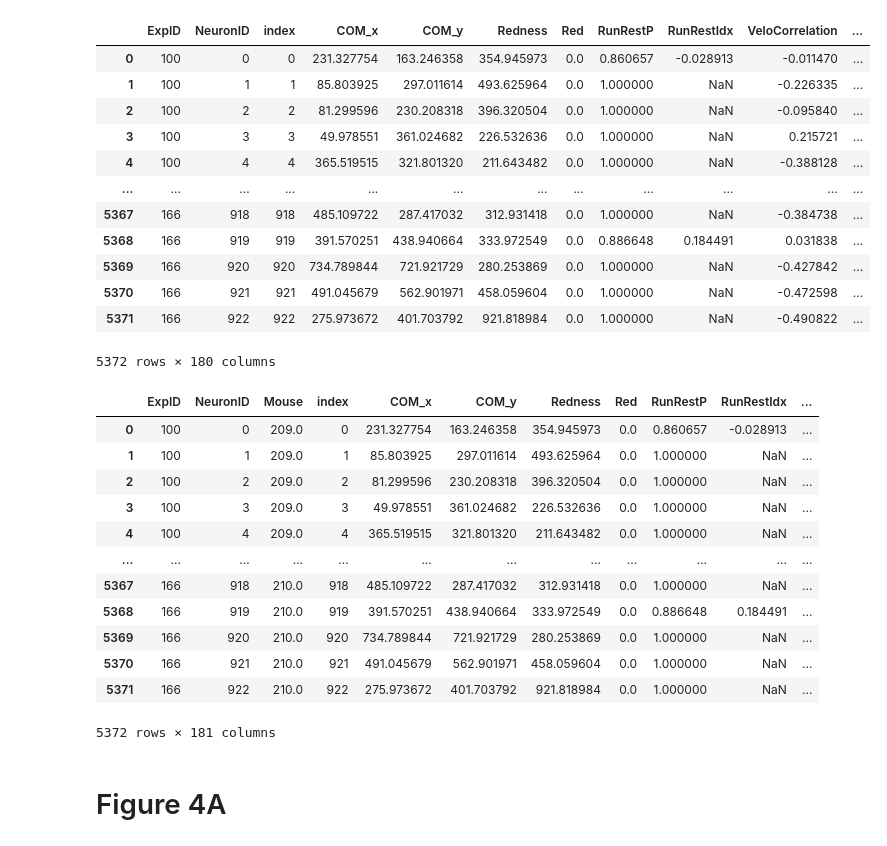
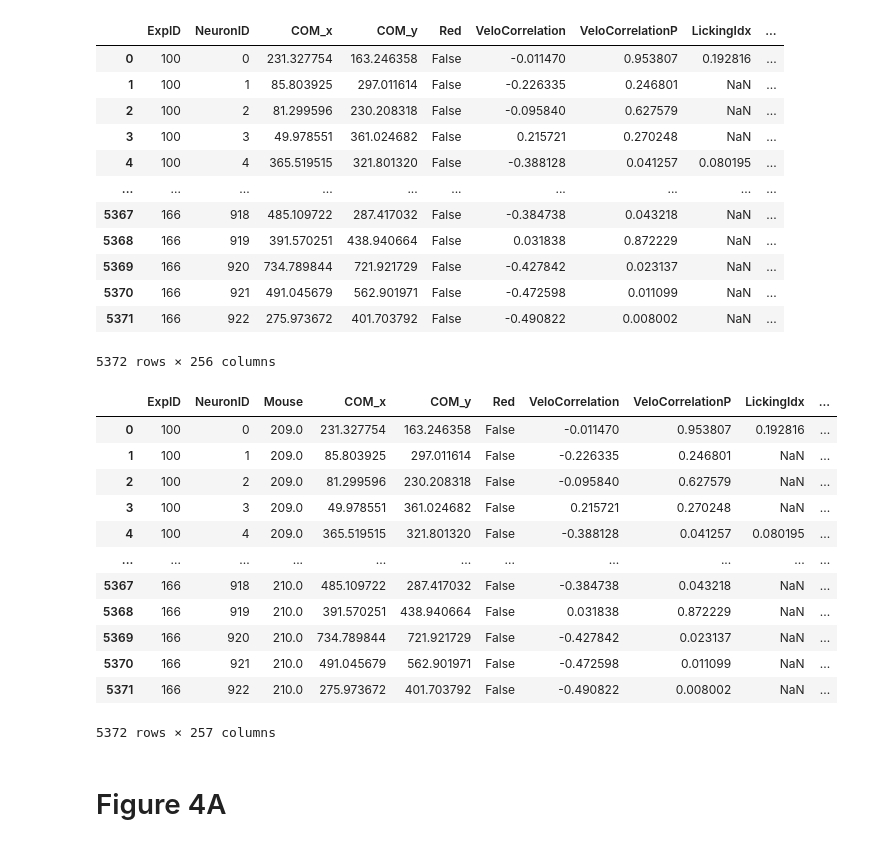
Before and after one commit to obarnstedt/dHPC-NAc, a Jupyter notebook: fig4.ipynb, the cells around one changed output. Saved outputs shown, nothing was run; the diff lists cells and outputs as text; code cells hidden in the pictures.

```diff
--- a/fig4.ipynb
+++ b/fig4.ipynb
@@ -19,25 +27,25 @@ import dabest
 # %%
 comps = pd.read_feather('/Users/Oliver/Google Drive/hippnac/data/final_submission/comps.feather')
 C = pd.read_hdf('/Users/Oliver/Google Drive/hippnac/data/final_submission/C.h5', 'C')
 S = pd.read_hdf('/Users/Oliver/Google Drive/hippnac/data/final_submission/S.h5', 'S')
-behaviour = pd.read_hdf('/Users/Oliver/Google Drive/hippnac/data/final_submission/375_behaviour.h5', 'behaviour')
+behaviour = pd.read_hdf('/Users/Oliver/Google Drive/hippnac/data/final_submission/behaviour.h5', 'behaviour')
 success_comreward = pd.read_feather('/Users/Oliver/Google Drive/hippnac/data/final_submission/success_comreward.feather')
 
 comps
 # %% [output]
-|  | ExpID | NeuronID | index | COM_x | COM_y | Redness | Red | RunRestP | RunRestIdx | VeloCorrelation | ... |
-| 0 | 100 | 0 | 0 | 231.327754 | 163.246358 | 354.945973 | 0.0 | 0.860657 | -0.028913 | -0.011470 | ... |
-| 1 | 100 | 1 | 1 | 85.803925 | 297.011614 | 493.625964 | 0.0 | 1.000000 | NaN | -0.226335 | ... |
-| 2 | 100 | 2 | 2 | 81.299596 | 230.208318 | 396.320504 | 0.0 | 1.000000 | NaN | -0.095840 | ... |
-| 3 | 100 | 3 | 3 | 49.978551 | 361.024682 | 226.532636 | 0.0 | 1.000000 | NaN | 0.215721 | ... |
-| 4 | 100 | 4 | 4 | 365.519515 | 321.801320 | 211.643482 | 0.0 | 1.000000 | NaN | -0.388128 | ... |
-| ... | ... | ... | ... | ... | ... | ... | ... | ... | ... | ... | ... |
-| 5367 | 166 | 918 | 918 | 485.109722 | 287.417032 | 312.931418 | 0.0 | 1.000000 | NaN | -0.384738 | ... |
-| 5368 | 166 | 919 | 919 | 391.570251 | 438.940664 | 333.972549 | 0.0 | 0.886648 | 0.184491 | 0.031838 | ... |
-| 5369 | 166 | 920 | 920 | 734.789844 | 721.921729 | 280.253869 | 0.0 | 1.000000 | NaN | -0.427842 | ... |
-| 5370 | 166 | 921 | 921 | 491.045679 | 562.901971 | 458.059604 | 0.0 | 1.000000 | NaN | -0.472598 | ... |
-| 5371 | 166 | 922 | 922 | 275.973672 | 401.703792 | 921.818984 | 0.0 | 1.000000 | NaN | -0.490822 | ... |
+|  | ExpID | NeuronID | COM_x | COM_y | Red | VeloCorrelation | VeloCorrelationP | LickingIdx | ... |
+| 0 | 100 | 0 | 231.327754 | 163.246358 | False | -0.011470 | 0.953807 | 0.192816 | ... |
+| 1 | 100 | 1 | 85.803925 | 297.011614 | False | -0.226335 | 0.246801 | NaN | ... |
+| 2 | 100 | 2 | 81.299596 | 230.208318 | False | -0.095840 | 0.627579 | NaN | ... |
+| 3 | 100 | 3 | 49.978551 | 361.024682 | False | 0.215721 | 0.270248 | NaN | ... |
+| 4 | 100 | 4 | 365.519515 | 321.801320 | False | -0.388128 | 0.041257 | 0.080195 | ... |
+| ... | ... | ... | ... | ... | ... | ... | ... | ... | ... |
+| 5367 | 166 | 918 | 485.109722 | 287.417032 | False | -0.384738 | 0.043218 | NaN | ... |
+| 5368 | 166 | 919 | 391.570251 | 438.940664 | False | 0.031838 | 0.872229 | NaN | ... |
+| 5369 | 166 | 920 | 734.789844 | 721.921729 | False | -0.427842 | 0.023137 | NaN | ... |
+| 5370 | 166 | 921 | 491.045679 | 562.901971 | False | -0.472598 | 0.011099 | NaN | ... |
+| 5371 | 166 | 922 | 275.973672 | 401.703792 | False | -0.490822 | 0.008002 | NaN | ... |
-5372 rows × 180 columns
+5372 rows × 256 columns
 # %%
 # DEFINE SUCCESSFUL LAPS FOR REWARD ZONE AT END
 if 'ExpID' in comps.columns:
@@ -63,19 +71,19 @@ if 'success_exp' in comps.columns:
 comps = comps.join(success_exp).drop('Mouse', axis=1).reset_index()
 comps
 # %% [output]
-|  | ExpID | NeuronID | Mouse | index | COM_x | COM_y | Redness | Red | RunRestP | RunRestIdx | ... |
-| 0 | 100 | 0 | 209.0 | 0 | 231.327754 | 163.246358 | 354.945973 | 0.0 | 0.860657 | -0.028913 | ... |
-| 1 | 100 | 1 | 209.0 | 1 | 85.803925 | 297.011614 | 493.625964 | 0.0 | 1.000000 | NaN | ... |
-| 2 | 100 | 2 | 209.0 | 2 | 81.299596 | 230.208318 | 396.320504 | 0.0 | 1.000000 | NaN | ... |
-| 3 | 100 | 3 | 209.0 | 3 | 49.978551 | 361.024682 | 226.532636 | 0.0 | 1.000000 | NaN | ... |
-| 4 | 100 | 4 | 209.0 | 4 | 365.519515 | 321.801320 | 211.643482 | 0.0 | 1.000000 | NaN | ... |
-| ... | ... | ... | ... | ... | ... | ... | ... | ... | ... | ... | ... |
-| 5367 | 166 | 918 | 210.0 | 918 | 485.109722 | 287.417032 | 312.931418 | 0.0 | 1.000000 | NaN | ... |
-| 5368 | 166 | 919 | 210.0 | 919 | 391.570251 | 438.940664 | 333.972549 | 0.0 | 0.886648 | 0.184491 | ... |
-| 5369 | 166 | 920 | 210.0 | 920 | 734.789844 | 721.921729 | 280.253869 | 0.0 | 1.000000 | NaN | ... |
-| 5370 | 166 | 921 | 210.0 | 921 | 491.045679 | 562.901971 | 458.059604 | 0.0 | 1.000000 | NaN | ... |
-| 5371 | 166 | 922 | 210.0 | 922 | 275.973672 | 401.703792 | 921.818984 | 0.0 | 1.000000 | NaN | ... |
+|  | ExpID | NeuronID | Mouse | COM_x | COM_y | Red | VeloCorrelation | VeloCorrelationP | LickingIdx | ... |
+| 0 | 100 | 0 | 209.0 | 231.327754 | 163.246358 | False | -0.011470 | 0.953807 | 0.192816 | ... |
+| 1 | 100 | 1 | 209.0 | 85.803925 | 297.011614 | False | -0.226335 | 0.246801 | NaN | ... |
+| 2 | 100 | 2 | 209.0 | 81.299596 | 230.208318 | False | -0.095840 | 0.627579 | NaN | ... |
+| 3 | 100 | 3 | 209.0 | 49.978551 | 361.024682 | False | 0.215721 | 0.270248 | NaN | ... |
+| 4 | 100 | 4 | 209.0 | 365.519515 | 321.801320 | False | -0.388128 | 0.041257 | 0.080195 | ... |
+| ... | ... | ... | ... | ... | ... | ... | ... | ... | ... | ... |
+| 5367 | 166 | 918 | 210.0 | 485.109722 | 287.417032 | False | -0.384738 | 0.043218 | NaN | ... |
+| 5368 | 166 | 919 | 210.0 | 391.570251 | 438.940664 | False | 0.031838 | 0.872229 | NaN | ... |
+| 5369 | 166 | 920 | 210.0 | 734.789844 | 721.921729 | False | -0.427842 | 0.023137 | NaN | ... |
+| 5370 | 166 | 921 | 210.0 | 491.045679 | 562.901971 | False | -0.472598 | 0.011099 | NaN | ... |
+| 5371 | 166 | 922 | 210.0 | 275.973672 | 401.703792 | False | -0.490822 | 0.008002 | NaN | ... |
-5372 rows × 181 columns
+5372 rows × 257 columns
 # %% [markdown]
 # Figure 4A
 # %%
```
Also changed, not shown: parts of 15 cells of this notebook, 8 other files.
